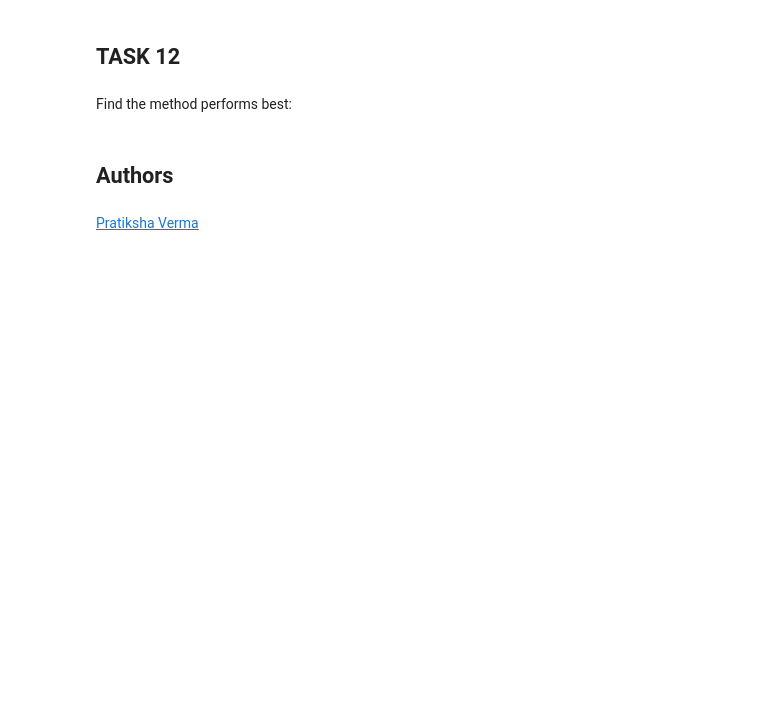
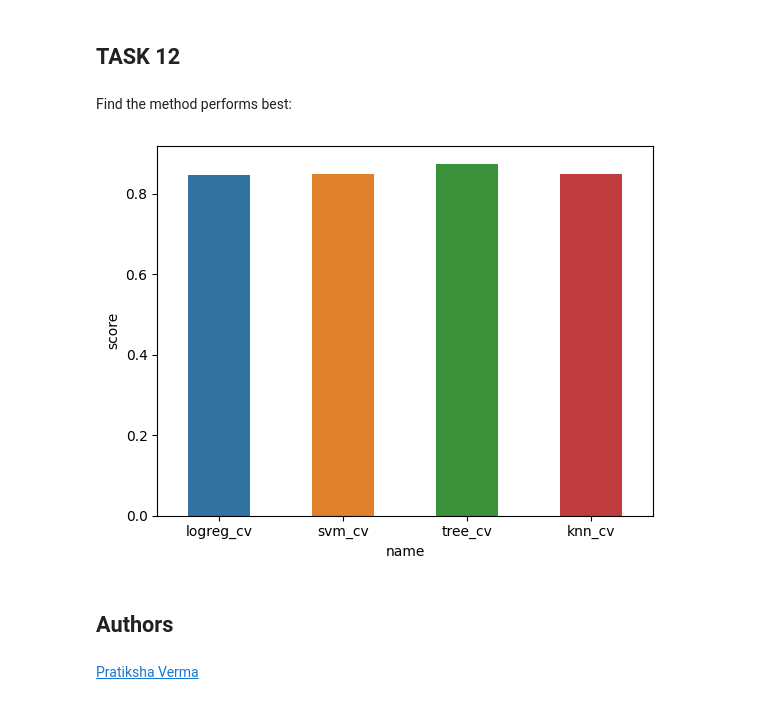
Before and after one commit to devtage-goladeji/ai-capstone, a Jupyter notebook: IBM-DS0321EN-SkillsNetwork_labs_module_4_SpaceX_Machine_Learning_Prediction_Part_5.jupyterlite.ipynb, the cells around one changed output. Drawn from its saved outputs; the diff is of its cells as text; code cells hidden in the pictures; blank space fills up the shorter version.

```diff
--- a/IBM-DS0321EN-SkillsNetwork_labs_module_4_SpaceX_Machine_Learning_Prediction_Part_5.jupyterlite.ipynb
+++ b/IBM-DS0321EN-SkillsNetwork_labs_module_4_SpaceX_Machine_Learning_Prediction_Part_5.jupyterlite.ipynb
@@ -340,6 +340,18 @@ plot_confusion_matrix(Y_test,yhat)
 ## TASK  12
 # %% [markdown]
 Find the method performs best:
+# %%
+
+model_perf= []
+model_perf.append(["logreg_cv", logreg_cv.best_estimator_, logreg_cv.best_score_])
+model_perf.append(["svm_cv", svm_cv.best_estimator_, svm_cv.best_score_])
+model_perf.append(["tree_cv", tree_cv.best_estimator_, tree_cv.best_score_])
+model_perf.append(["knn_cv", knn_cv.best_estimator_, knn_cv.best_score_])
+model_perf_df= pd.DataFrame(data=model_perf, columns=["name","estimator","score"])
+
+fig = sns.barplot(data=model_perf_df, x='name', y='score', width=0.5)
+# %% [output]
+[figure, added]
 # %% [markdown]
 ## Authors
 # %% [markdown]
```
Also changed, not shown: 1 other file.
